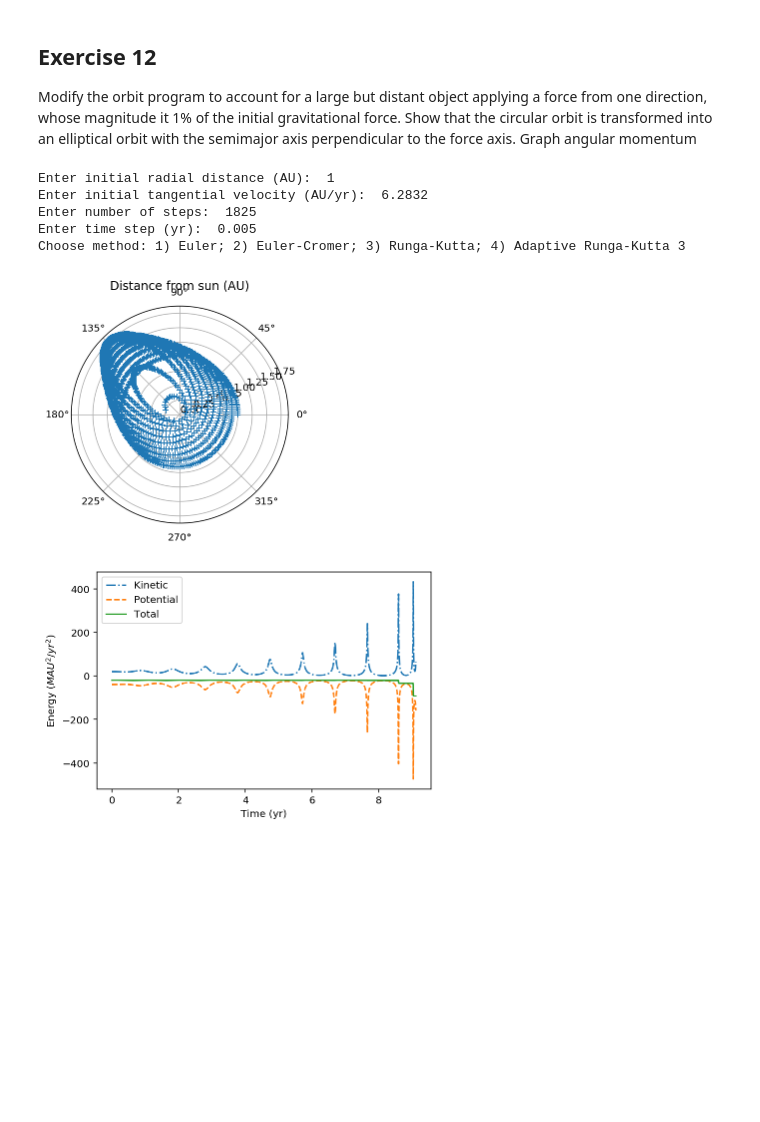
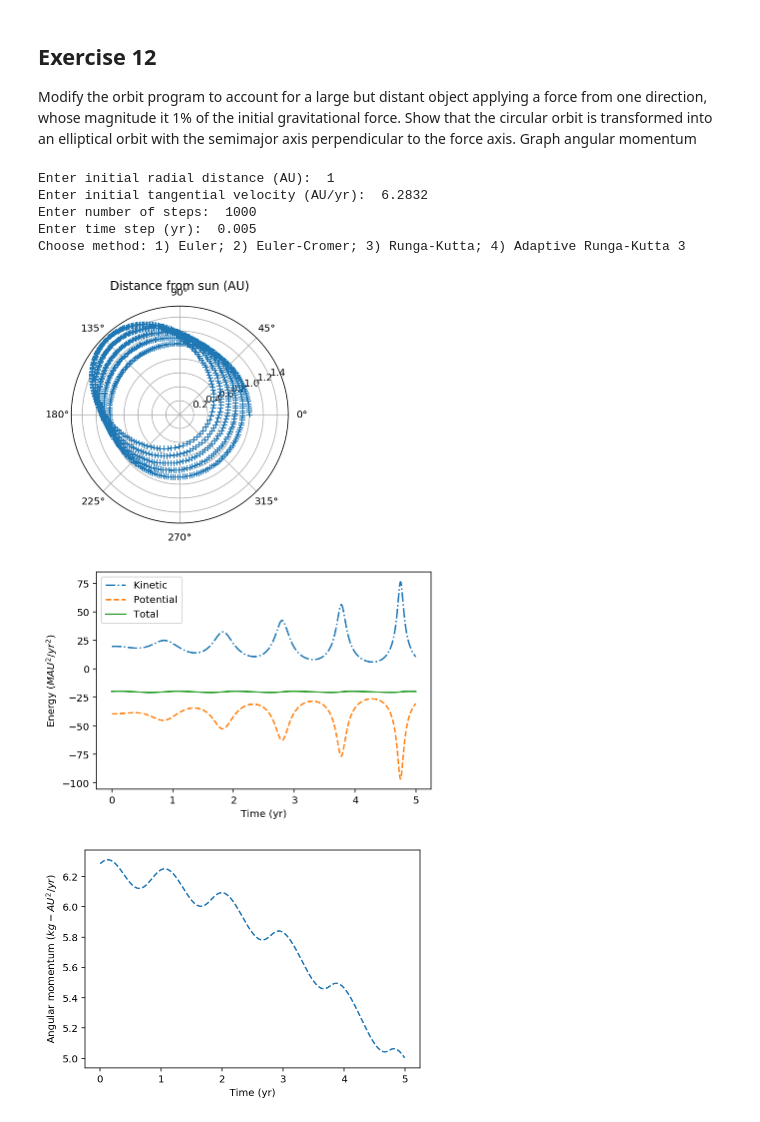
Before and after one commit to mattwilliams06/NumericalMethodsForPhysics, a Jupyter notebook: Ch3.ipynb, the cells around one changed output. Drawn from its saved outputs; the diff is of its cells as text; code cells hidden in the pictures; blank space fills up the shorter version.

```diff
--- a/Ch3.ipynb
+++ b/Ch3.ipynb
@@ -687,6 +687,8 @@ def orbit_mod2():
     tplot = np.empty(nStep)
     kinetic = np.empty(nStep)
     potential = np.empty(nStep)
+    vplot = np.empty(nStep)
+    L = np.empty(nStep)
 
     for istep in range(nStep):
 
@@ -696,24 +698,33 @@ def orbit_mod2():
         tplot[istep] = time
         kinetic[istep] = 0.5 * mass * np.linalg.norm(v)**2
         potential[istep] = -GM * mass / np.linalg.norm(r)
+        #L[istep] = mass * np.sqrt(GM*np.linalg.norm(r))
+        L[istep] = np.cross(r, mass*v)
+        vplot[istep] = np.linalg.norm(v)
 
         # Calculate new position using desired method
         if numericalMethod == 1:   # Euler
             accel = -GM * r / np.linalg.norm(r)**3
             accel2 = 0.01 * np.linalg.norm((GM * r_ / np.linalg.norm(r_)**3)) * F # acceleration from distant object
-            accel_tot = accel + accel2
+            if istep <= 1. * nStep:
+                accel_tot = accel + accel2
+            else:
+                accel_tot = accel
             r += tau * v
             v += tau * accel_tot
             time += tau
         elif numericalMethod == 2: # Euler-Cromer
             accel = -GM * r / np.linalg.norm(r)**3
             accel2 = 0.01 * np.linalg.norm((GM * r_ / np.linalg.norm(r_)**3)) * F # acceleration from distant object
-            accel_tot = accel + accel2
+            if istep <= 1. * nStep:
+                accel_tot = accel + accel2
+            else:
+                accel_tot = accel
             v += tau * accel_tot
             r += tau * v
             time += tau
         elif numericalMethod == 3: # Fourth-order Runga-Kutta
-            state = rk4_mod(state, time, tau, gravrk_mod, GM, r_, F)
+            state = rk4_mod(state, time, tau, gravrk_mod, GM, r_, F, istep, nStep)
             r = np.array([state[0], state[1]])
             v = np.array([state[2], state[3]])
             time += tau
@@ -736,4 +747,12 @@ def orbit_mod2():
     plt.xlabel('Time (yr)')
     plt.ylabel(r'Energy ($M AU^2/yr^2$)')
     plt.show()
+
+    # Graph the angular momentum
+    plt.plot(tplot, L, '--')
+    plt.xlabel('Time (yr)')
+    plt.ylabel('Angular momentum ($kg-AU^2/yr$)')
+    plt.show()
+
+    return L, vplot, rplot
 # %%
@@ -791,13 +813,14 @@ def rk4_mod(x, t, tau, derivsRK, param, r_, F):
     xout = x + tau/6. * (F1 + F4 + 2 * (F2 + F3))
     return xout
-# %%
-orbit_mod2()
-# %% [output]
-Enter initial radial distance (AU):  1
-Enter initial tangential velocity (AU/yr):  6.2832
-Enter number of steps:  1825
-Enter time step (yr):  0.005
-Choose method: 1) Euler; 2) Euler-Cromer; 3) Runga-Kutta; 4) Adaptive Runga-Kutta 3
-[figure, removed]
-[figure, removed]
+# %%
+L, v, r = orbit_mod2()
+# %% [output]
+Enter initial radial distance (AU):  1
+Enter initial tangential velocity (AU/yr):  6.2832
+Enter number of steps:  1000
+Enter time step (yr):  0.005
+Choose method: 1) Euler; 2) Euler-Cromer; 3) Runga-Kutta; 4) Adaptive Runga-Kutta 3
+[figure, added]
+[figure, added]
+[figure, added]
 # %% [markdown]
```
Also changed, not shown: parts of 14 cells of this notebook.
